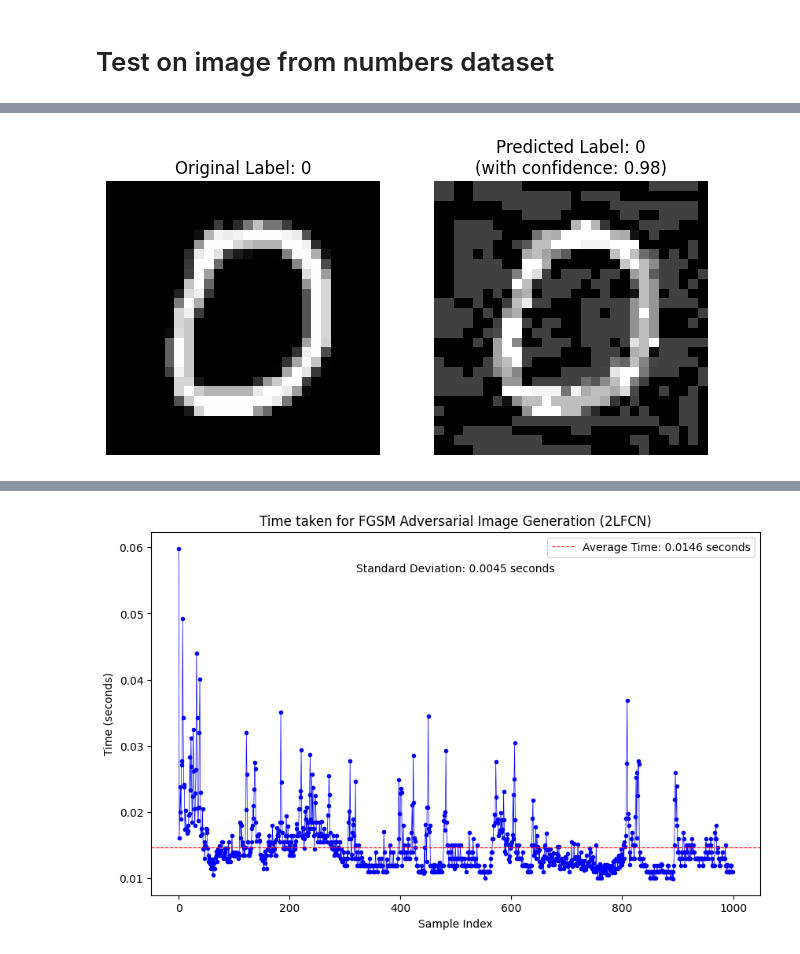
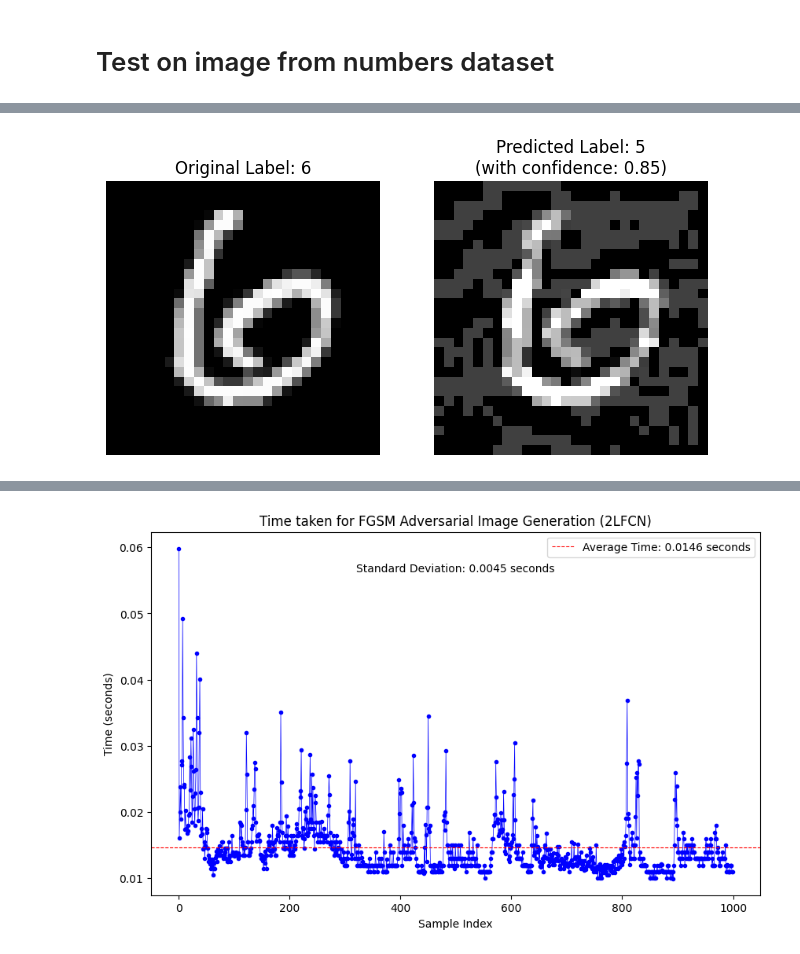
Before and after one commit to josephad2001/AdversarialRobustnessML, a Jupyter notebook: AttackMethods/FGSM.ipynb, the cells around one changed output, grey strips where cells are left out. Drawn from its saved outputs; the diff is of its cells as text; code cells hidden in the pictures.

Commit message:
Changed some figures

```diff
--- a/AttackMethods/FGSM.ipynb
+++ b/AttackMethods/FGSM.ipynb
@@ -2,6 +2,25 @@
 import tensorflow as tf
 
 def generate_fgsm(image, model, epsilon):
+    """
+    Generate an adversarial example using the Fast Gradient Sign Method (FGSM).
+
+    Parameters:
+    - image:    The input image for which to generate
+                an adversarial example
+    - model:    The target neural network model
+    - epsilon:  Perturbation factor that controls
+                the strength of the adversarial attack
+    Returns:
+    - Adversarial Example
+
+    Note:
+    The function assumes that the pixel values of the input image are in the range [0, 1].
+
+    Reference:
+    Ian J. Goodfellow, Jonathon Shlens, Christian Szegedy. Explaining and Harnessing Adversarial Examples.
+    arXiv:1412.6572, 2015. https://arxiv.org/abs/1412.6572
+    """
     # Ensure the image has the correct shape
     image = tf.convert_to_tensor(image)
     image = tf.reshape(image, (1, *image.shape))
@@ -34,7 +53,7 @@ mnist = tf.keras.datasets.mnist
 test_images = test_images / 255.0  # Preprocess the data
 
 # Select a random image from the test dataset
-random_index = 10 #np.random.randint(0, len(test_images))
+random_index = 11 #np.random.randint(0, len(test_images))
 input_image = test_images[random_index]
 original_label = test_labels[random_index]
 
@@ -75,4 +94,4 @@ plt.show()
-[figure, old version]
+[figure, new version]
 # %%
 import tensorflow as tf
 import numpy as np
```
Also changed, not shown: parts of 2 cells of this notebook, 2 other files.
